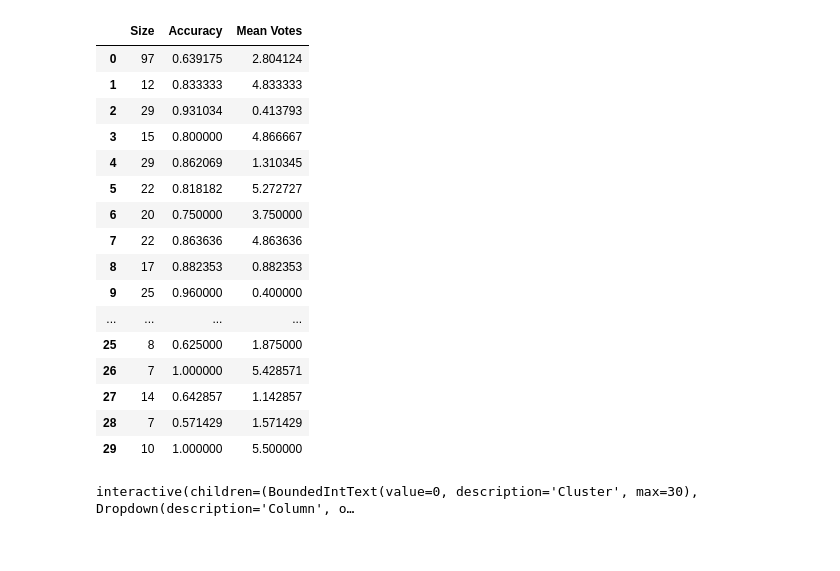
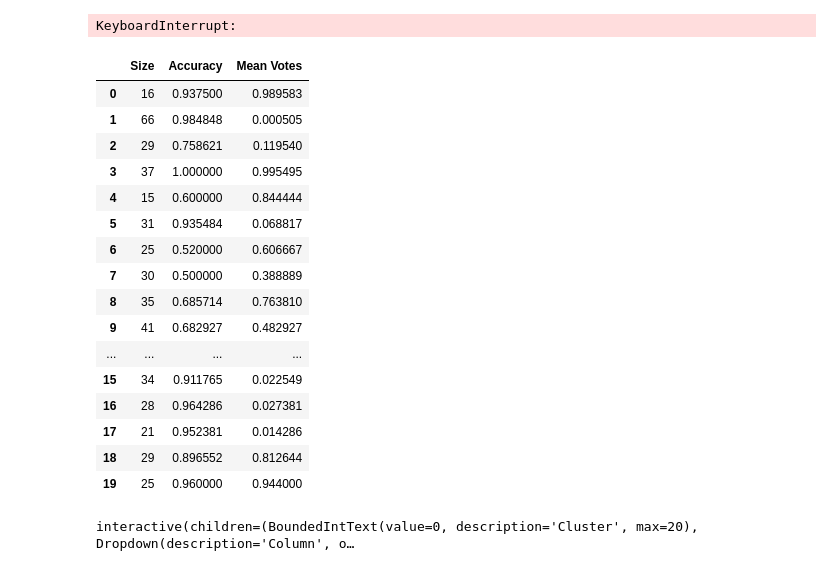
Before and after one commit to arthuraa/forest-explanations, a Jupyter notebook: Exploring Communities and Crime.ipynb, the cells around one changed output. Cells and saved outputs as stored; diff of their text form; code cells hidden in the pictures.

```diff
--- a/Exploring Communities and Crime.ipynb
+++ b/Exploring Communities and Crime.ipynb
@@ -49,0 +45,8 @@ Random forest test accuracy: 0.821369
+# %%
+from sklearn.ensemble import GradientBoostingClassifier
+
+model = GradientBoostingClassifier(n_estimators = 50, max_depth = 1, min_samples_leaf = 100)
+model = model.fit(X_train, y_train)
+print("Mean", y.mean())
+print("Train", model.score(X_train, y_train))
+print("Test", model.score(X_test, y_test))
@@ -49,0 +218,20 @@ Random forest test accuracy: 0.821369
+# %%
+from sklearn.linear_model import LogisticRegression, SGDClassifier
+
+iterations = 20
+scores_train = np.zeros(iterations, dtype=float)
+scores_test = np.zeros(iterations, dtype=float)
+y_proj = y
+for i in range(iterations):
+    X_proj_train, X_proj_test, y_train, y_test = train_test_split(X_proj, y_proj, train_size = 0.9)
+    logrel = LogisticRegression(C = 1.5, solver = 'sag').fit(X_proj_train, y_train)
+    # logrel = SGDClassifier().fit(X_proj_train, y_train)
+    scores_train[i] = logrel.score(X_proj_train, y_train)
+    scores_test[i] = logrel.score(X_proj_test, y_test)
+    print('Train', i, scores_train[i])
+    print('Test', i, scores_test[i])
+
+print('Train mean', scores_train.mean())
+print('Train deviation', scores_train.std())
+print('Test mean', scores_test.mean())
+print('Test deviation', scores_test.std())
@@ -50,25 +313,36 @@ Random forest test accuracy: 0.821369
+# %%
+leaf_encoder = OneHotEncoder()
+leaf_encoder = leaf_encoder.fit(forest.apply(X))
+
+n_clusters = 20
+clusters = KMeans(n_clusters = n_clusters)
+clusters = clusters.fit(leaf_encoder.transform(forest.apply(X)))
+clusters = clusters.predict(leaf_encoder.transform(forest.apply(X_test)))
+# %% [output]
+KeyboardInterrupt:
 # %%
 from display_cluster import display_cluster
-display_cluster(forest, original_data, original_test, y_test, clusters, n_clusters,
+display_cluster(forest, original_data, original_test, y_test,
+                forest.apply(X_test), clusters, n_clusters,
                 encode_features=extract_features,
                 present_features=present_features,
                 feature_description=communities.description)
 # %% [output]
 |  | Size | Accuracy | Mean Votes |
-| 0 | 97 | 0.639175 | 2.804124 |
-| 1 | 12 | 0.833333 | 4.833333 |
-| 2 | 29 | 0.931034 | 0.413793 |
-| 3 | 15 | 0.800000 | 4.866667 |
-| 4 | 29 | 0.862069 | 1.310345 |
-| 5 | 22 | 0.818182 | 5.272727 |
-| 6 | 20 | 0.750000 | 3.750000 |
-| 7 | 22 | 0.863636 | 4.863636 |
-| 8 | 17 | 0.882353 | 0.882353 |
-| 9 | 25 | 0.960000 | 0.400000 |
+| 0 | 16 | 0.937500 | 0.989583 |
+| 1 | 66 | 0.984848 | 0.000505 |
+| 2 | 29 | 0.758621 | 0.119540 |
+| 3 | 37 | 1.000000 | 0.995495 |
+| 4 | 15 | 0.600000 | 0.844444 |
+| 5 | 31 | 0.935484 | 0.068817 |
+| 6 | 25 | 0.520000 | 0.606667 |
+| 7 | 30 | 0.500000 | 0.388889 |
+| 8 | 35 | 0.685714 | 0.763810 |
+| 9 | 41 | 0.682927 | 0.482927 |
 | ... | ... | ... | ... |
-| 25 | 8 | 0.625000 | 1.875000 |
-| 26 | 7 | 1.000000 | 5.428571 |
-| 27 | 14 | 0.642857 | 1.142857 |
-| 28 | 7 | 0.571429 | 1.571429 |
-| 29 | 10 | 1.000000 | 5.500000 |
+| 15 | 34 | 0.911765 | 0.022549 |
+| 16 | 28 | 0.964286 | 0.027381 |
+| 17 | 21 | 0.952381 | 0.014286 |
+| 18 | 29 | 0.896552 | 0.812644 |
+| 19 | 25 | 0.960000 | 0.944000 |
-interactive(children=(BoundedIntText(value=0, description='Cluster', max=30), Dropdown(description='Column', o…
+interactive(children=(BoundedIntText(value=0, description='Cluster', max=20), Dropdown(description='Column', o…
```
Also changed, not shown: parts of 16 cells of this notebook, 3 other files.
